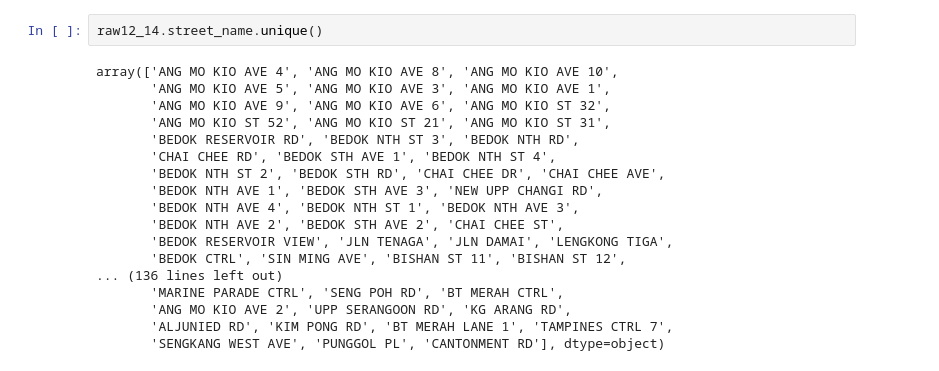
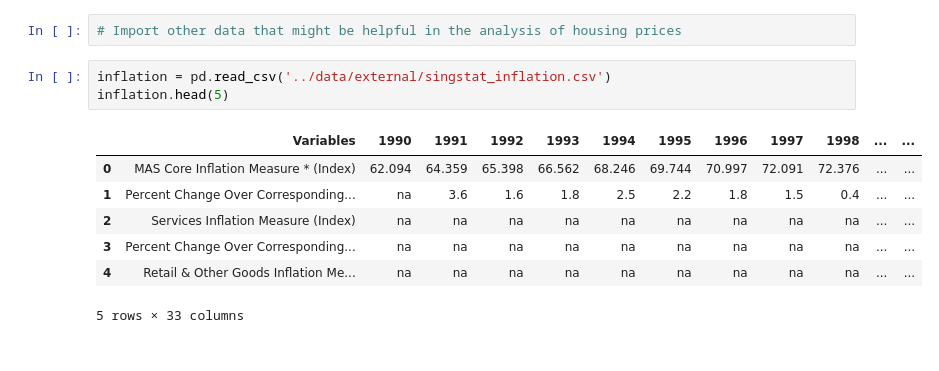
Before and after one commit to dylanlee91/holmusk_challenge, a Jupyter notebook: notebooks/Notebook 1 Data Cleaning and Exploration.ipynb, the cells around one changed output. Saved outputs shown, nothing was run; the diff lists cells and outputs as text.

Commit message:
gitnore and data cleaning

```diff
--- a/notebooks/Notebook 1 Data Cleaning and Exploration.ipynb
+++ b/notebooks/Notebook 1 Data Cleaning and Exploration.ipynb
@@ -127,20 +84,13 @@ raw12_14
-# %%
-raw12_14.street_name.unique()
-# %% [output]
-array(['ANG MO KIO AVE 4', 'ANG MO KIO AVE 8', 'ANG MO KIO AVE 10',
-       'ANG MO KIO AVE 5', 'ANG MO KIO AVE 3', 'ANG MO KIO AVE 1',
-       'ANG MO KIO AVE 9', 'ANG MO KIO AVE 6', 'ANG MO KIO ST 32',
-       'ANG MO KIO ST 52', 'ANG MO KIO ST 21', 'ANG MO KIO ST 31',
-       'BEDOK RESERVOIR RD', 'BEDOK NTH ST 3', 'BEDOK NTH RD',
-       'CHAI CHEE RD', 'BEDOK STH AVE 1', 'BEDOK NTH ST 4',
-       'BEDOK NTH ST 2', 'BEDOK STH RD', 'CHAI CHEE DR', 'CHAI CHEE AVE',
-       'BEDOK NTH AVE 1', 'BEDOK STH AVE 3', 'NEW UPP CHANGI RD',
-       'BEDOK NTH AVE 4', 'BEDOK NTH ST 1', 'BEDOK NTH AVE 3',
-       'BEDOK NTH AVE 2', 'BEDOK STH AVE 2', 'CHAI CHEE ST',
-       'BEDOK RESERVOIR VIEW', 'JLN TENAGA', 'JLN DAMAI', 'LENGKONG TIGA',
-       'BEDOK CTRL', 'SIN MING AVE', 'BISHAN ST 11', 'BISHAN ST 12',
-... (136 lines left out)
-       'MARINE PARADE CTRL', 'SENG POH RD', 'BT MERAH CTRL',
-       'ANG MO KIO AVE 2', 'UPP SERANGOON RD', 'KG ARANG RD',
-       'ALJUNIED RD', 'KIM PONG RD', 'BT MERAH LANE 1', 'TAMPINES CTRL 7',
-       'SENGKANG WEST AVE', 'PUNGGOL PL', 'CANTONMENT RD'], dtype=object)
+# %%
+# Import other data that might be helpful in the analysis of housing prices
+# %%
+inflation = pd.read_csv('../data/external/singstat_inflation.csv')
+inflation.head(5)
+# %% [output]
+|  | Variables | 1990 | 1991 | 1992 | 1993 | 1994 | 1995 | 1996 | 1997 | 1998 | ... | ... |
+| 0 | MAS Core Inflation Measure * (Index) | 62.094 | 64.359 | 65.398 | 66.562 | 68.246 | 69.744 | 70.997 | 72.091 | 72.376 | ... | ... |
+| 1 | Percent Change Over Corresponding... | na | 3.6 | 1.6 | 1.8 | 2.5 | 2.2 | 1.8 | 1.5 | 0.4 | ... | ... |
+| 2 | Services Inflation Measure (Index) | na | na | na | na | na | na | na | na | na | ... | ... |
+| 3 | Percent Change Over Corresponding... | na | na | na | na | na | na | na | na | na | ... | ... |
+| 4 | Retail & Other Goods Inflation Me... | na | na | na | na | na | na | na | na | na | ... | ... |
+5 rows × 33 columns
```
Also changed, not shown: parts of 20 cells of this notebook, 1 other file.
